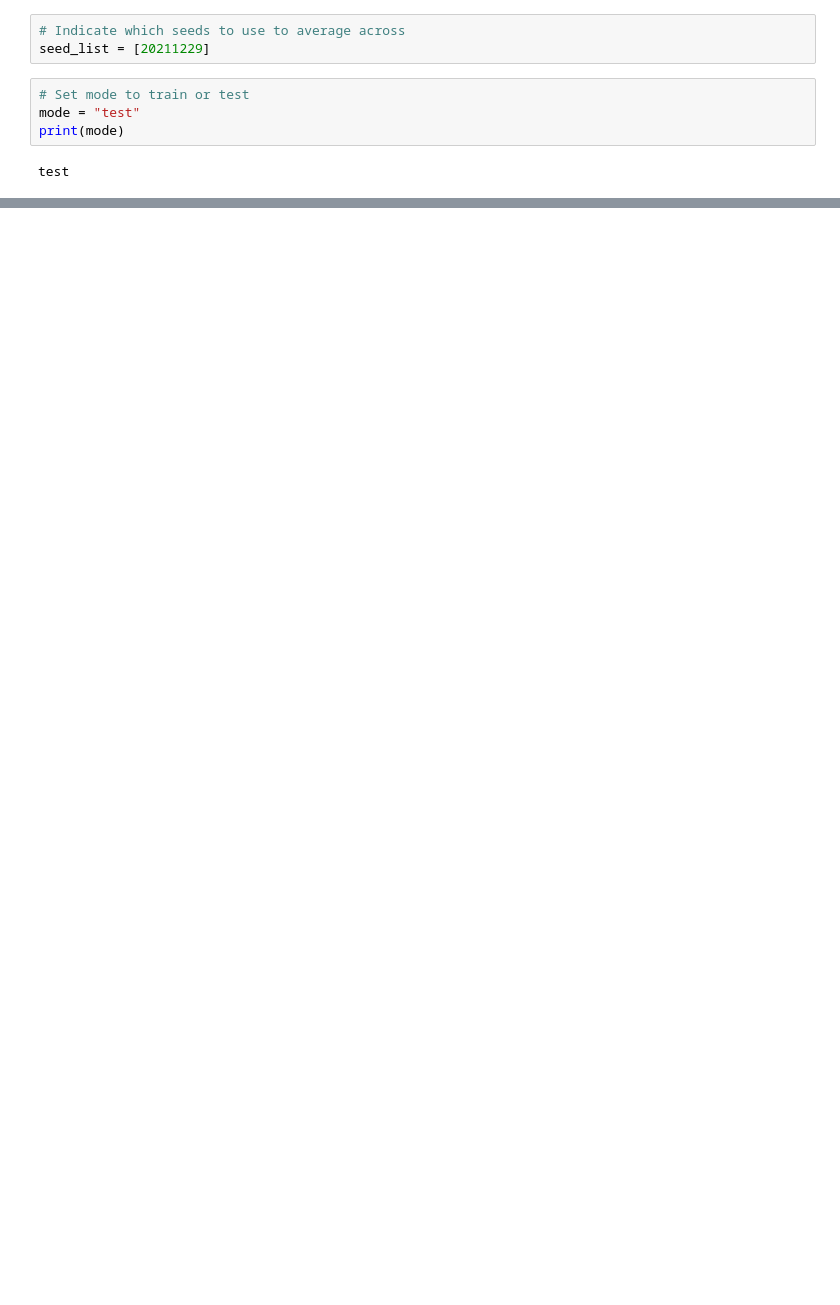
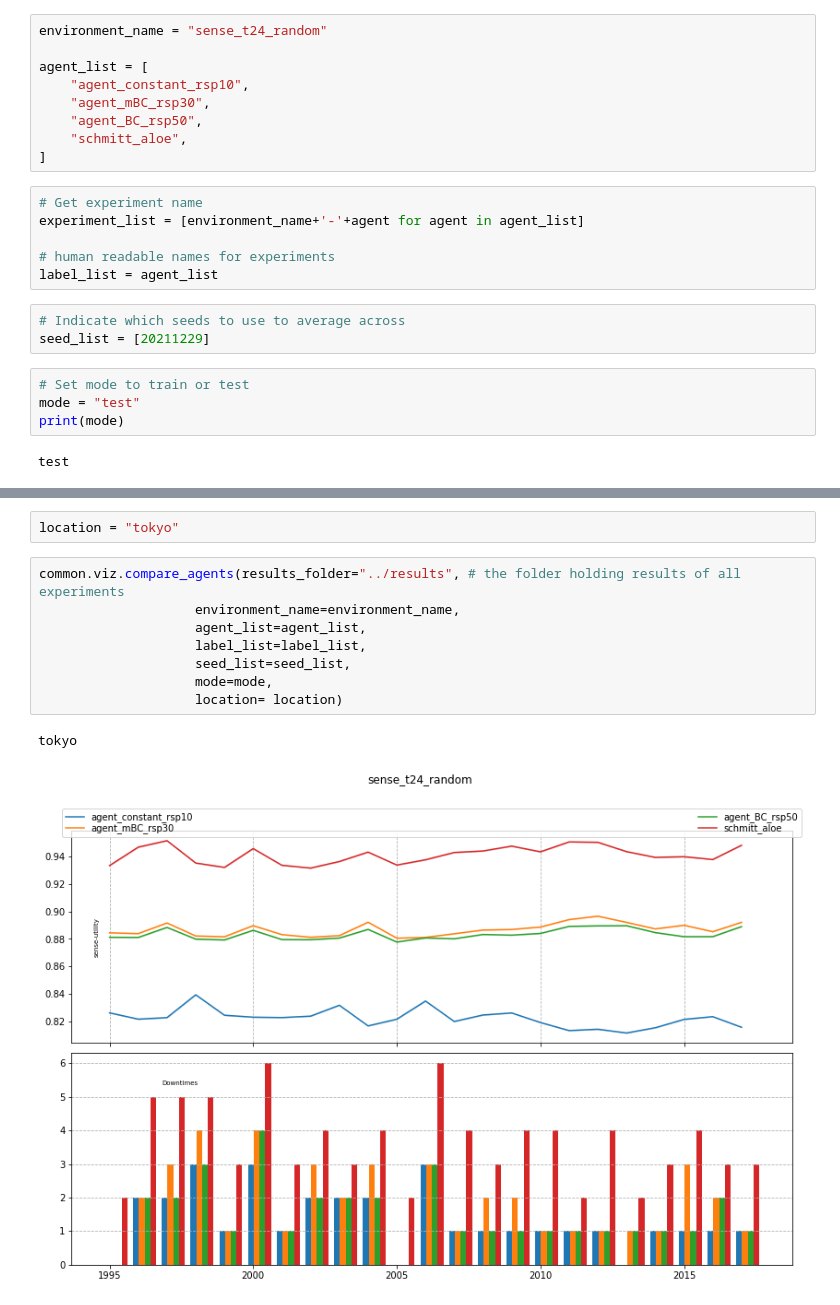
Before and after one commit to shaswot/morl_eno, a Jupyter notebook: viz_notebooks/viz_all_years-multiple_instance-compare.ipynb, the cells around one changed output, grey strips where cells are left out. Drawn from its saved outputs; the diff is of its cells as text; blank space fills up the shorter version.

Commit message:
multiple instance, all seeds, all years notebook is scriptified

```diff
--- a/viz_notebooks/viz_all_years-multiple_instance-compare.ipynb
+++ b/viz_notebooks/viz_all_years-multiple_instance-compare.ipynb
@@ -168,3 +22,18 @@ agent_type       = experiment_list[0][17:31]
+# %%
+environment_name = "sense_t24_random"
+
+agent_list = [
+    "agent_constant_rsp10",
+    "agent_mBC_rsp30",
+    "agent_BC_rsp50",
+    "schmitt_aloe",
+]
+# %%
+# Get experiment name
+experiment_list = [environment_name+'-'+agent for agent in agent_list]
+
+# human readable names for experiments
+label_list = agent_list
 # %%
 # Indicate which seeds to use to average across
 seed_list = [20211229]
@@ -375,0 +46,13 @@ tokyo
+# %%
+location = "tokyo"
+# %%
+common.viz.compare_agents(results_folder="../results", # the folder holding results of all experiments
+                    environment_name=environment_name,
+                    agent_list=agent_list,
+                    label_list=label_list,
+                    seed_list=seed_list,
+                    mode=mode,
+                    location= location)
+# %% [output]
+tokyo
+[figure, added]
```
Also changed, not shown: parts of 8 cells of this notebook, 1 other file.
